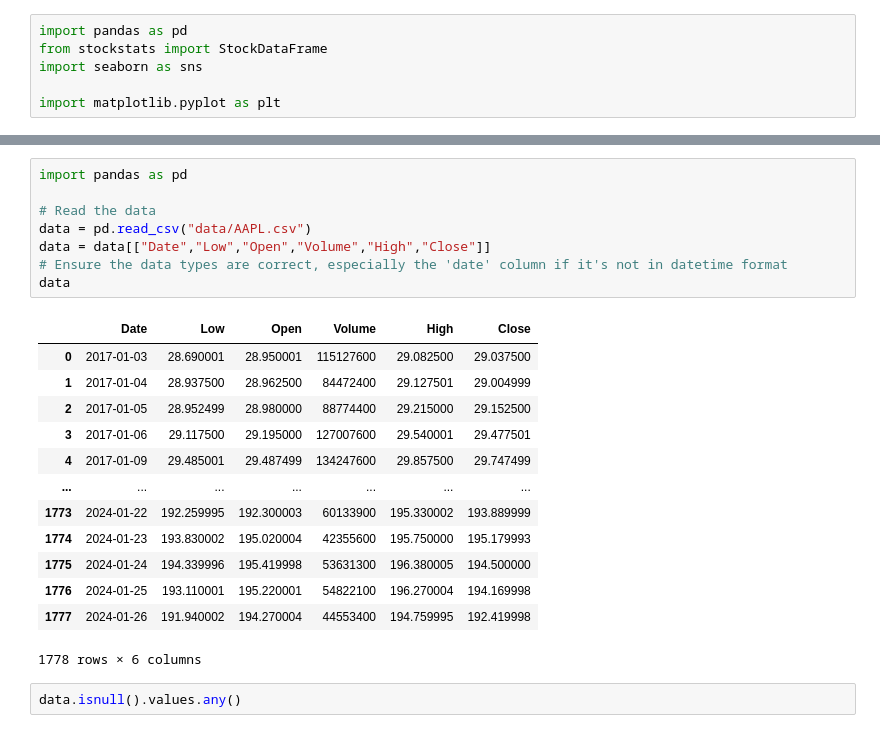
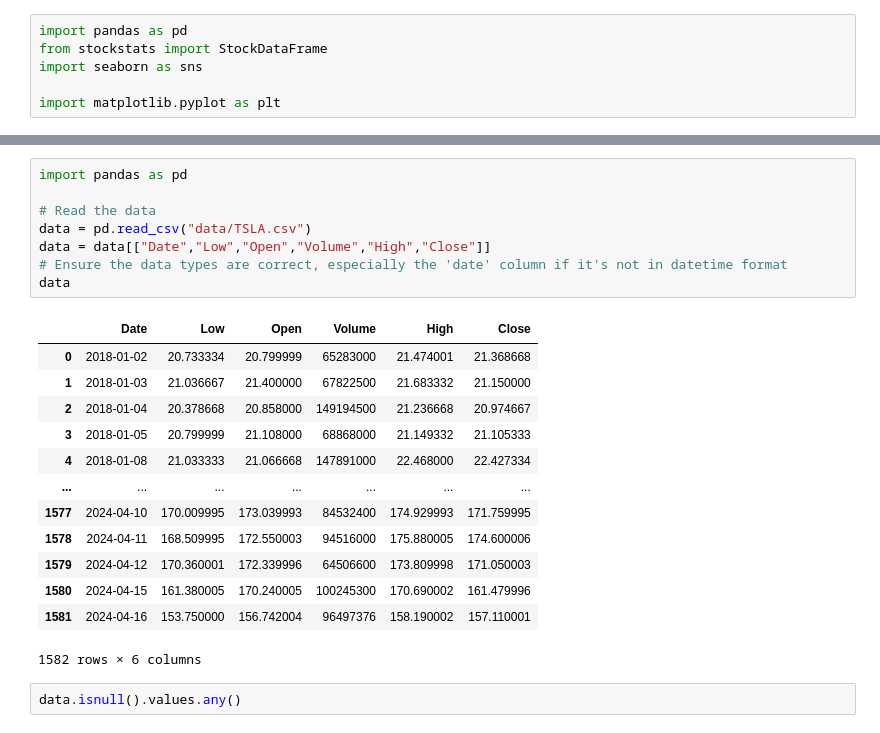
Before and after one commit to QinglinGou/DS5500_Stock_price_prediction, a Jupyter notebook: Tesla/technical_indicator.ipynb, the cells around one changed output, grey strips where cells are left out. Drawn from its saved outputs; the diff is of its cells as text.

```diff
--- a/Tesla/technical_indicator.ipynb
+++ b/Tesla/technical_indicator.ipynb
@@ -17,25 +16,25 @@ Requirement already satisfied: six>=1.5 in /Users/qinglingou/anaconda3/lib/pytho
 # %%
 import pandas as pd
 
 # Read the data
-data = pd.read_csv("data/AAPL.csv")
+data = pd.read_csv("data/TSLA.csv")
 data = data[["Date","Low","Open","Volume","High","Close"]]
 # Ensure the data types are correct, especially the 'date' column if it's not in datetime format
 data
 # %% [output]
 |  | Date | Low | Open | Volume | High | Close |
-| 0 | 2017-01-03 | 28.690001 | 28.950001 | 115127600 | 29.082500 | 29.037500 |
-| 1 | 2017-01-04 | 28.937500 | 28.962500 | 84472400 | 29.127501 | 29.004999 |
-| 2 | 2017-01-05 | 28.952499 | 28.980000 | 88774400 | 29.215000 | 29.152500 |
-| 3 | 2017-01-06 | 29.117500 | 29.195000 | 127007600 | 29.540001 | 29.477501 |
-| 4 | 2017-01-09 | 29.485001 | 29.487499 | 134247600 | 29.857500 | 29.747499 |
+| 0 | 2018-01-02 | 20.733334 | 20.799999 | 65283000 | 21.474001 | 21.368668 |
+| 1 | 2018-01-03 | 21.036667 | 21.400000 | 67822500 | 21.683332 | 21.150000 |
+| 2 | 2018-01-04 | 20.378668 | 20.858000 | 149194500 | 21.236668 | 20.974667 |
+| 3 | 2018-01-05 | 20.799999 | 21.108000 | 68868000 | 21.149332 | 21.105333 |
+| 4 | 2018-01-08 | 21.033333 | 21.066668 | 147891000 | 22.468000 | 22.427334 |
 | ... | ... | ... | ... | ... | ... | ... |
-| 1773 | 2024-01-22 | 192.259995 | 192.300003 | 60133900 | 195.330002 | 193.889999 |
-| 1774 | 2024-01-23 | 193.830002 | 195.020004 | 42355600 | 195.750000 | 195.179993 |
-| 1775 | 2024-01-24 | 194.339996 | 195.419998 | 53631300 | 196.380005 | 194.500000 |
-| 1776 | 2024-01-25 | 193.110001 | 195.220001 | 54822100 | 196.270004 | 194.169998 |
-| 1777 | 2024-01-26 | 191.940002 | 194.270004 | 44553400 | 194.759995 | 192.419998 |
+| 1577 | 2024-04-10 | 170.009995 | 173.039993 | 84532400 | 174.929993 | 171.759995 |
+| 1578 | 2024-04-11 | 168.509995 | 172.550003 | 94516000 | 175.880005 | 174.600006 |
+| 1579 | 2024-04-12 | 170.360001 | 172.339996 | 64506600 | 173.809998 | 171.050003 |
+| 1580 | 2024-04-15 | 161.380005 | 170.240005 | 100245300 | 170.690002 | 161.479996 |
+| 1581 | 2024-04-16 | 153.750000 | 156.742004 | 96497376 | 158.190002 | 157.110001 |
-1778 rows × 6 columns
+1582 rows × 6 columns
 # %%
 data.isnull().values.any()
 # %% [output]
```
Also changed, not shown: parts of 10 cells of this notebook, 14 other files.
